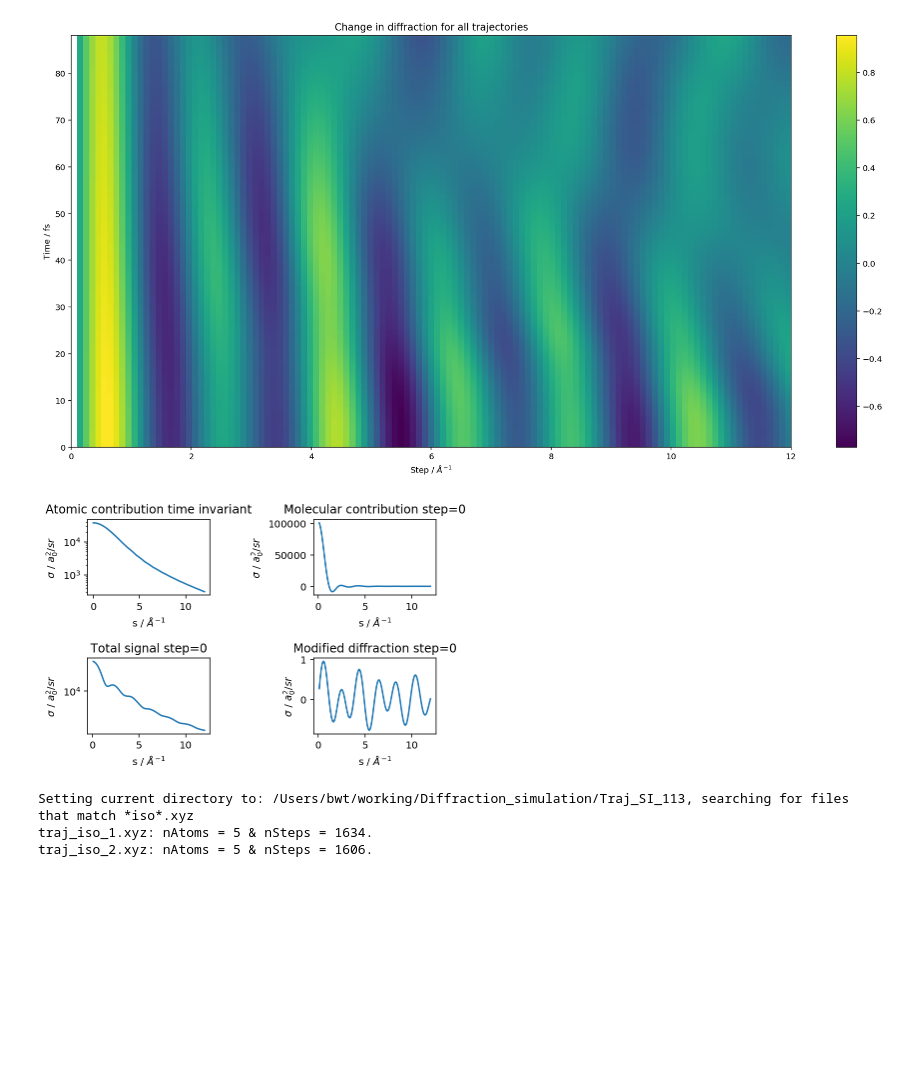
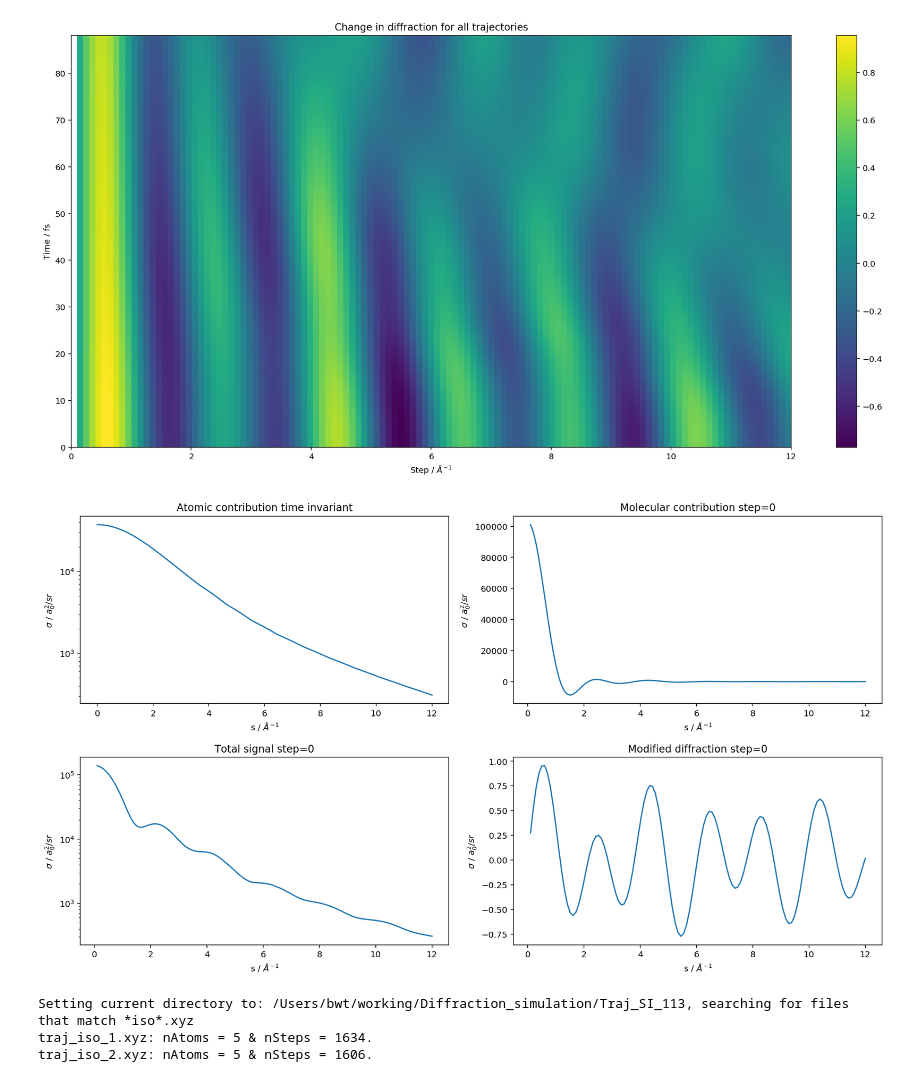
Before and after one commit to btoulson/MeV-UED, a Jupyter notebook: Diffraction_trajectories.ipynb, the cells around one changed output. Cells and saved outputs as stored; diff of their text form; code cells hidden in the pictures; blank space fills up the shorter version.

```diff
--- a/Diffraction_trajectories.ipynb
+++ b/Diffraction_trajectories.ipynb
@@ -158,41 +155,41 @@ plt.show()
 # %% [output]
 [figure]
 # %%
-save = True
+save = False
 step = 0
 # Figure showing 1D diffraction
-plt.figure()
+plt.figure(figsize=(14, 8))
 
 plt.subplot(2,2,1)
 plt.title('Atomic contribution time invariant')
 plt.semilogy(traj.s,traj.traj_I_at_1D[step])
 plt.xlabel('s / $\AA^{-1}$')
 plt.ylabel('$\sigma$ / $a_{0}^{2}/{sr}$')
 
 plt.subplot(2,2,2)
 plt.title(f'Molecular contribution step={step}')
 plt.plot(traj.s[:len(meantraj_mol)],meantraj_mol[step])
 plt.xlabel('s / $\AA^{-1}$')
 plt.ylabel('$\sigma$ / $a_{0}^{2}/{sr}$')
 
 plt.subplot(2,2,3)
 plt.title(f'Total signal step={step}')
 plt.semilogy(traj.s,traj.traj_I_at_1D[step]+meantraj_mol[step])
 plt.xlabel('s / $\AA^{-1}$')
 plt.ylabel('$\sigma$ / $a_{0}^{2}/{sr}$')
 
 plt.subplot(2,2,4)
 plt.title(f'Modified diffraction step={step}')
 plt.plot(traj.s[:len(meantraj_sM)],meantraj_sM[step])
 plt.xlabel('s / $\AA^{-1}$')
 plt.ylabel('$\sigma$ / $a_{0}^{2}/{sr}$')
 plt.tight_layout()
 
 if save:
     savestr = 'diffraction_time_zero_mean113traj'
-    plt.savefig(savestr + '.png')
+    plt.savefig(savestr + '.png', dpi=450)
 # %% [output]
-[figure, old version]
+[figure, new version]
 # %%
 #%%timeit
 iso_trajs = mol_trajs(searchStr="*iso*.xyz")
```
Also changed, not shown: parts of 1 cell of this notebook, 1 other file.
